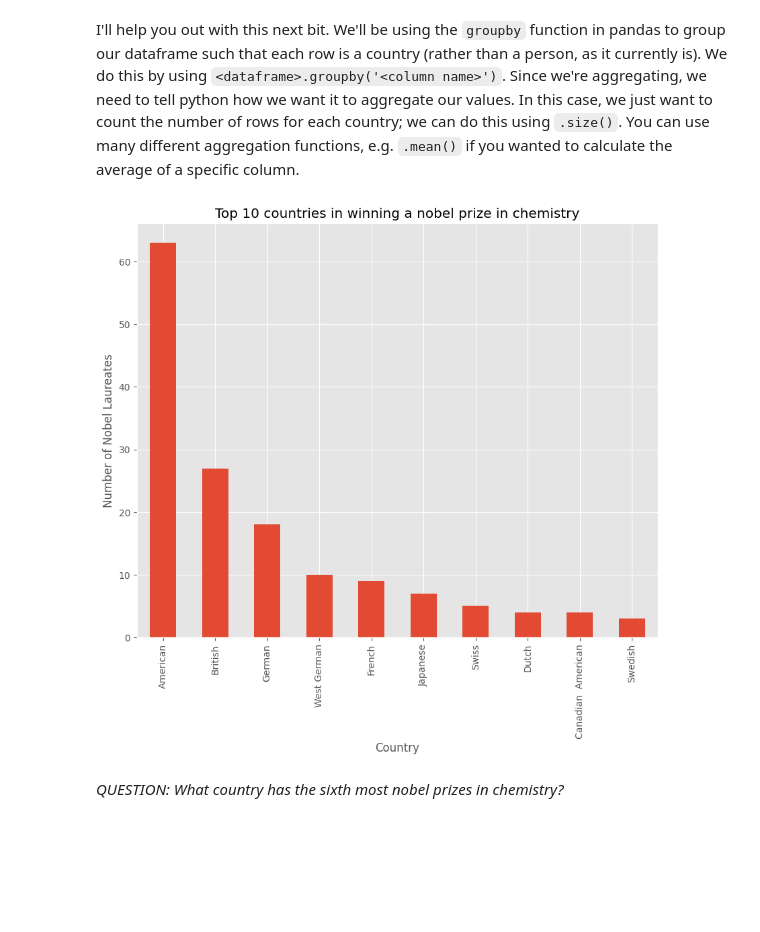
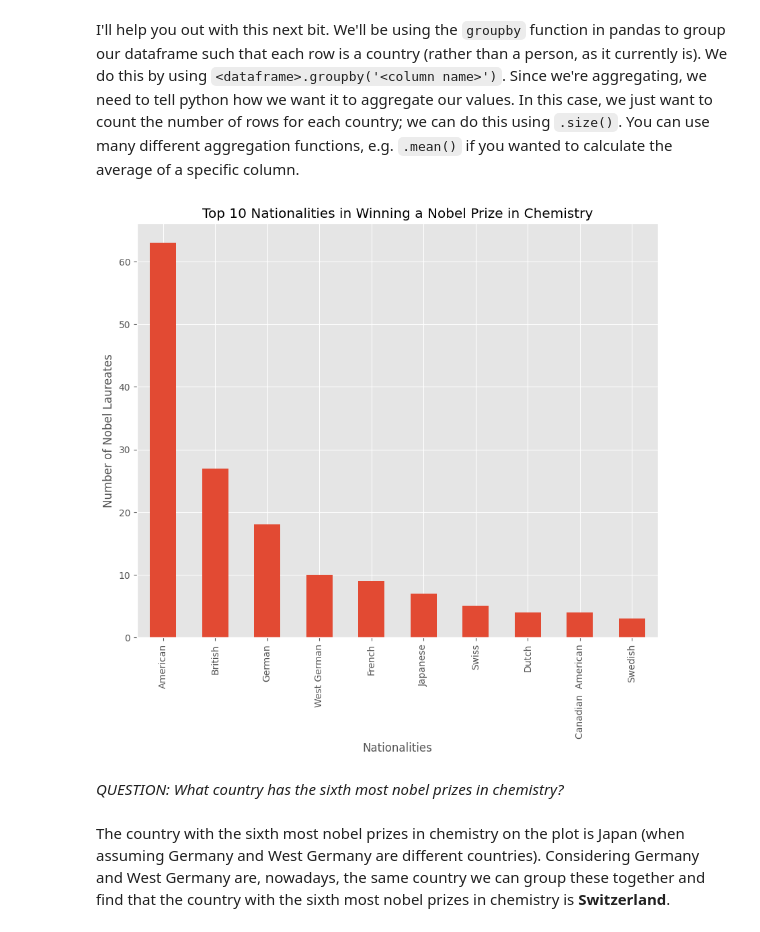
Before and after one commit to ep-ucl/QM2, a Jupyter notebook: notebooks/W02. Pandas.ipynb, the cells around one changed output. Drawn from its saved outputs; the diff is of its cells as text; code cells hidden in the pictures; blank space fills up the shorter version.

```diff
--- a/notebooks/W02. Pandas.ipynb
+++ b/notebooks/W02. Pandas.ipynb
@@ -475,24 +475,28 @@ I'll help you out with this next bit. We'll be using the `groupby` function in p
 # %%
 # create a new dataframe called 'country' in which each row is a country, and the values represent the number of nobel laureates.
 country = chem.groupby('Nationality[B]').size()
 country
 
 # now sort it in descending order
 country_sorted = country.sort_values(ascending=False)
 
 # drop the not awarded as it is not a country
 country_sorted.drop('Not awarded', inplace=True)
 # finally, plot the top 10 countries
 top_10=country_sorted.head(10)
 top_10.plot(kind = 'bar')
-plt.title('Top 10 countries in winning a nobel prize in chemistry')
-plt.xlabel('Country')
+plt.title('Top 10 Nationalities in Winning a Nobel Prize in Chemistry')
+plt.xlabel('Nationalities')
 plt.ylabel('Number of Nobel Laureates')
 
 plt.show()
 
-# The country with the sixth most nobel prizes in chemistry is Japan
+#The country with the sixth most nobel prizes in chemistry is Japan (when assuming Germany and West Germany are different countries).
+#Considering Germany and West Germany are, nowadays, the same country we can group these together and find that the country with the sixth most nobel prizes in chemistry is Switzerland.
 # %% [output]
-[figure, old version]
+[figure, new version]
 # %% [markdown]
 *QUESTION: What country has the sixth most nobel prizes in chemistry?*
+# %% [markdown]
+The country with the sixth most nobel prizes in chemistry on the plot is Japan (when assuming Germany and West Germany are different countries).
+Considering Germany and West Germany are, nowadays, the same country we can group these together and find that the country with the sixth most nobel prizes in chemistry is **Switzerland**.
```
Also changed, not shown: parts of 5 cells of this notebook.
